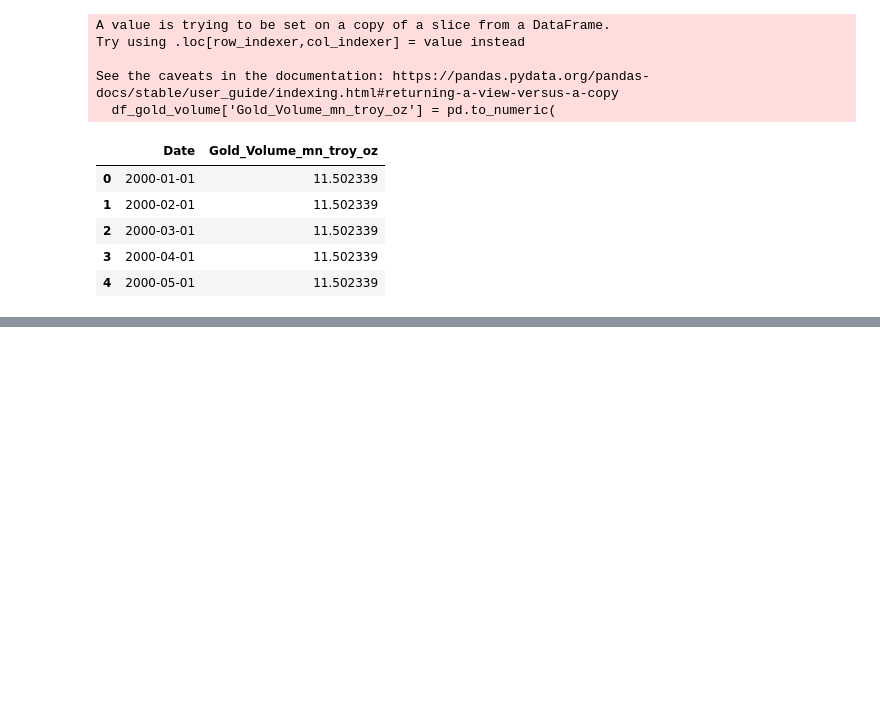
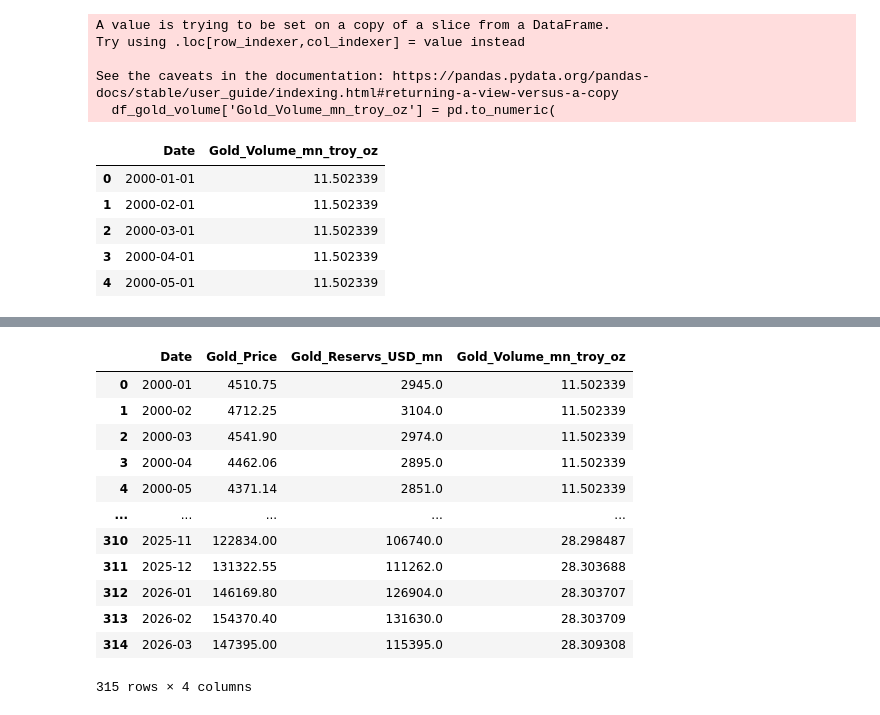
Before and after one commit to UKD1211/Macroeconomic_impact_of_gold-_Econ_growth, a Jupyter notebook: Research_proj_TSA_data.ipynb, the cells around one changed output, grey strips where cells are left out. Cells and saved outputs as stored; diff of their text form; code cells hidden in the pictures; blank space fills up the shorter version.

```diff
--- a/Research_proj_TSA_data.ipynb
+++ b/Research_proj_TSA_data.ipynb
@@ -182,0 +1041,40 @@ df_gold_volume.to_excel(
+# %%
+df_gold_master = pd.merge(
+    df_gold_price_master,
+    df_gold_reservs,
+    on='Date',
+    how='outer'
+)
+# %%
+df_gold_master = pd.merge(
+    df_gold_master,
+    df_gold_volume,
+    on='Date',
+    how='outer'
+)
+# %%
+df_gold_master = (
+    df_gold_master
+    .sort_values('Date')
+)
+# %%
+df_gold_master.reset_index(
+    drop=True,
+    inplace=True
+)
+# %%
+df_gold_master
+# %% [output]
+|  | Date | Gold_Price | Gold_Reservs_USD_mn | Gold_Volume_mn_troy_oz |
+| 0 | 2000-01 | 4510.75 | 2945.0 | 11.502339 |
+| 1 | 2000-02 | 4712.25 | 3104.0 | 11.502339 |
+| 2 | 2000-03 | 4541.90 | 2974.0 | 11.502339 |
+| 3 | 2000-04 | 4462.06 | 2895.0 | 11.502339 |
+| 4 | 2000-05 | 4371.14 | 2851.0 | 11.502339 |
+| ... | ... | ... | ... | ... |
+| 310 | 2025-11 | 122834.00 | 106740.0 | 28.298487 |
+| 311 | 2025-12 | 131322.55 | 111262.0 | 28.303688 |
+| 312 | 2026-01 | 146169.80 | 126904.0 | 28.303707 |
+| 313 | 2026-02 | 154370.40 | 131630.0 | 28.303709 |
+| 314 | 2026-03 | 147395.00 | 115395.0 | 28.309308 |
+315 rows × 4 columns
```
Also changed, not shown: parts of 38 cells of this notebook.
